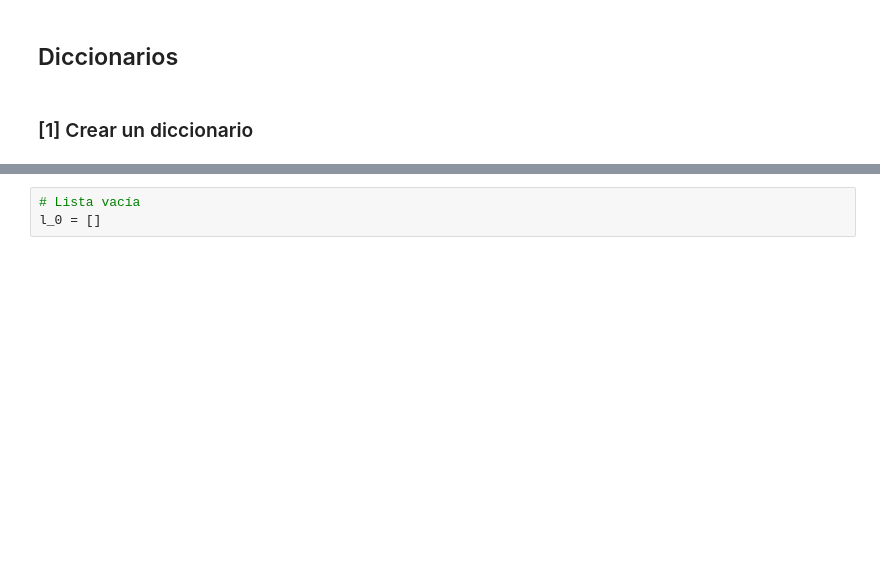
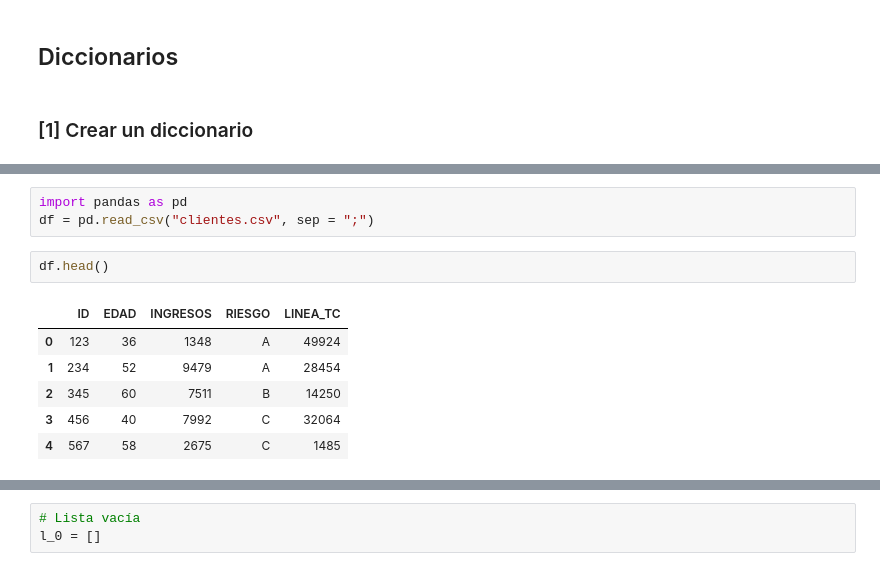
Before and after one commit to DavChing/programa-python_utec, a Jupyter notebook: Modulo2/Progama_Python_UTEC_Sesion04_Diccionarios.ipynb, the cells around one changed output, grey strips where cells are left out. Drawn from its saved outputs; the diff is of its cells as text; blank space fills up the shorter version.

```diff
--- a/Modulo2/Progama_Python_UTEC_Sesion04_Diccionarios.ipynb
+++ b/Modulo2/Progama_Python_UTEC_Sesion04_Diccionarios.ipynb
@@ -6,0 +14,12 @@
+# %%
+import pandas as pd
+df = pd.read_csv("clientes.csv", sep = ";")
+# %%
+df.head()
+# %% [output]
+|  | ID | EDAD | INGRESOS | RIESGO | LINEA_TC |
+| 0 | 123 | 36 | 1348 | A | 49924 |
+| 1 | 234 | 52 | 9479 | A | 28454 |
+| 2 | 345 | 60 | 7511 | B | 14250 |
+| 3 | 456 | 40 | 7992 | C | 32064 |
+| 4 | 567 | 58 | 2675 | C | 1485 |
```
Also changed, not shown: parts of 55 cells of this notebook.
